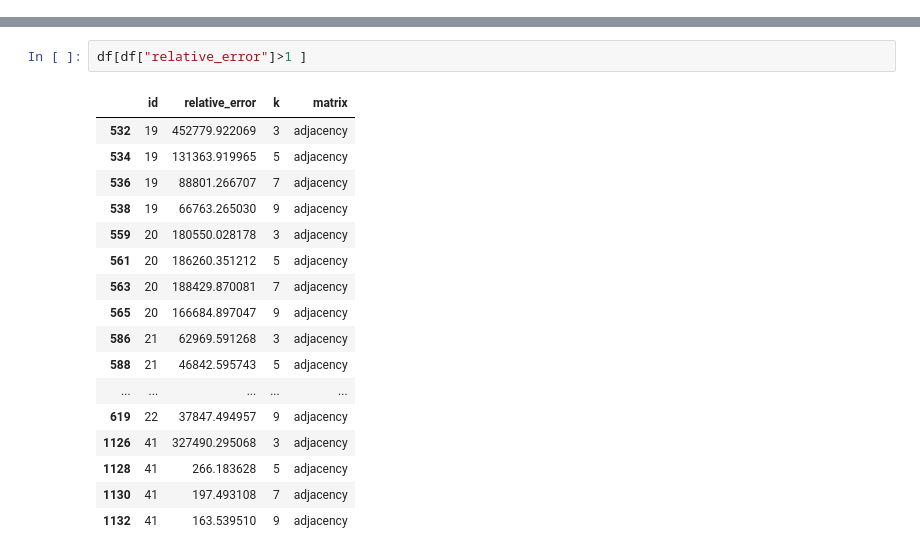
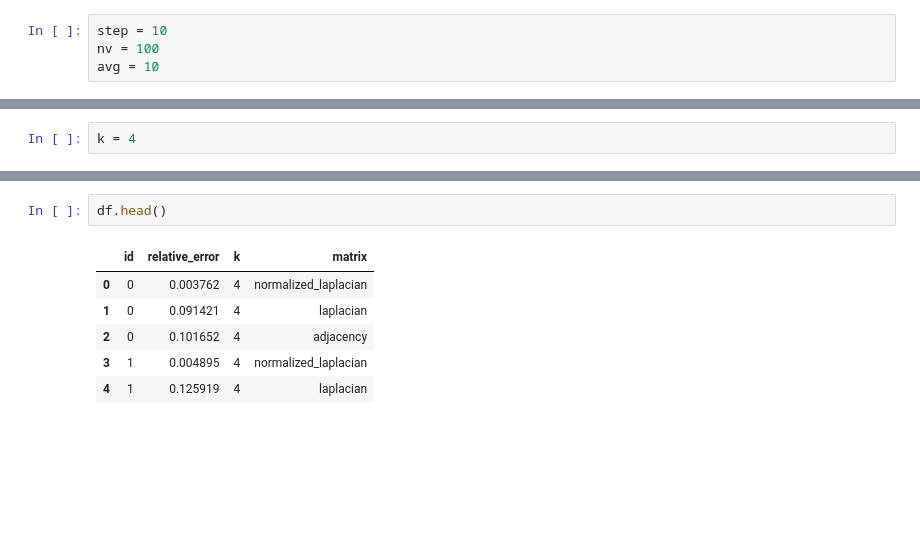
Before and after one commit to unonao/SPENet, a Jupyter notebook: plot_each_graph.ipynb, the cells around one changed output, grey strips where cells are left out. Drawn from its saved outputs; the diff is of its cells as text; blank space fills up the shorter version.

```diff
--- a/plot_each_graph.ipynb
+++ b/plot_each_graph.ipynb
@@ -13,0 +10,4 @@ nv = 100
+# %%
+step = 10
+nv = 100
+avg = 10
@@ -14 +16,3 @@ nv = 100
+# %%
+k = 4
 # %%
@@ -77,23 +91,12 @@ id: 47
-# %%
-df[df["relative_error"]>1 ]
-# %% [output]
-|  | id | relative_error | k | matrix |
-| 532 | 19 | 452779.922069 | 3 | adjacency |
-| 534 | 19 | 131363.919965 | 5 | adjacency |
-| 536 | 19 | 88801.266707 | 7 | adjacency |
-| 538 | 19 | 66763.265030 | 9 | adjacency |
-| 559 | 20 | 180550.028178 | 3 | adjacency |
-| 561 | 20 | 186260.351212 | 5 | adjacency |
-| 563 | 20 | 188429.870081 | 7 | adjacency |
-| 565 | 20 | 166684.897047 | 9 | adjacency |
-| 586 | 21 | 62969.591268 | 3 | adjacency |
-| 588 | 21 | 46842.595743 | 5 | adjacency |
-| ... | ... | ... | ... | ... |
-| 619 | 22 | 37847.494957 | 9 | adjacency |
-| 1126 | 41 | 327490.295068 | 3 | adjacency |
-| 1128 | 41 | 266.183628 | 5 | adjacency |
-| 1130 | 41 | 197.493108 | 7 | adjacency |
-| 1132 | 41 | 163.539510 | 9 | adjacency |
+# %%
+df.head()
+# %% [output]
+|  | id | relative_error | k | matrix |
+| 0 | 0 | 0.003762 | 4 | normalized_laplacian |
+| 1 | 0 | 0.091421 | 4 | laplacian |
+| 2 | 0 | 0.101652 | 4 | adjacency |
+| 3 | 1 | 0.004895 | 4 | normalized_laplacian |
+| 4 | 1 | 0.125919 | 4 | laplacian |
 # %%
 k = 4
 tmp_df = df[df["k"]==k]
```
Also changed, not shown: parts of 10 cells of this notebook, 9 other files.
